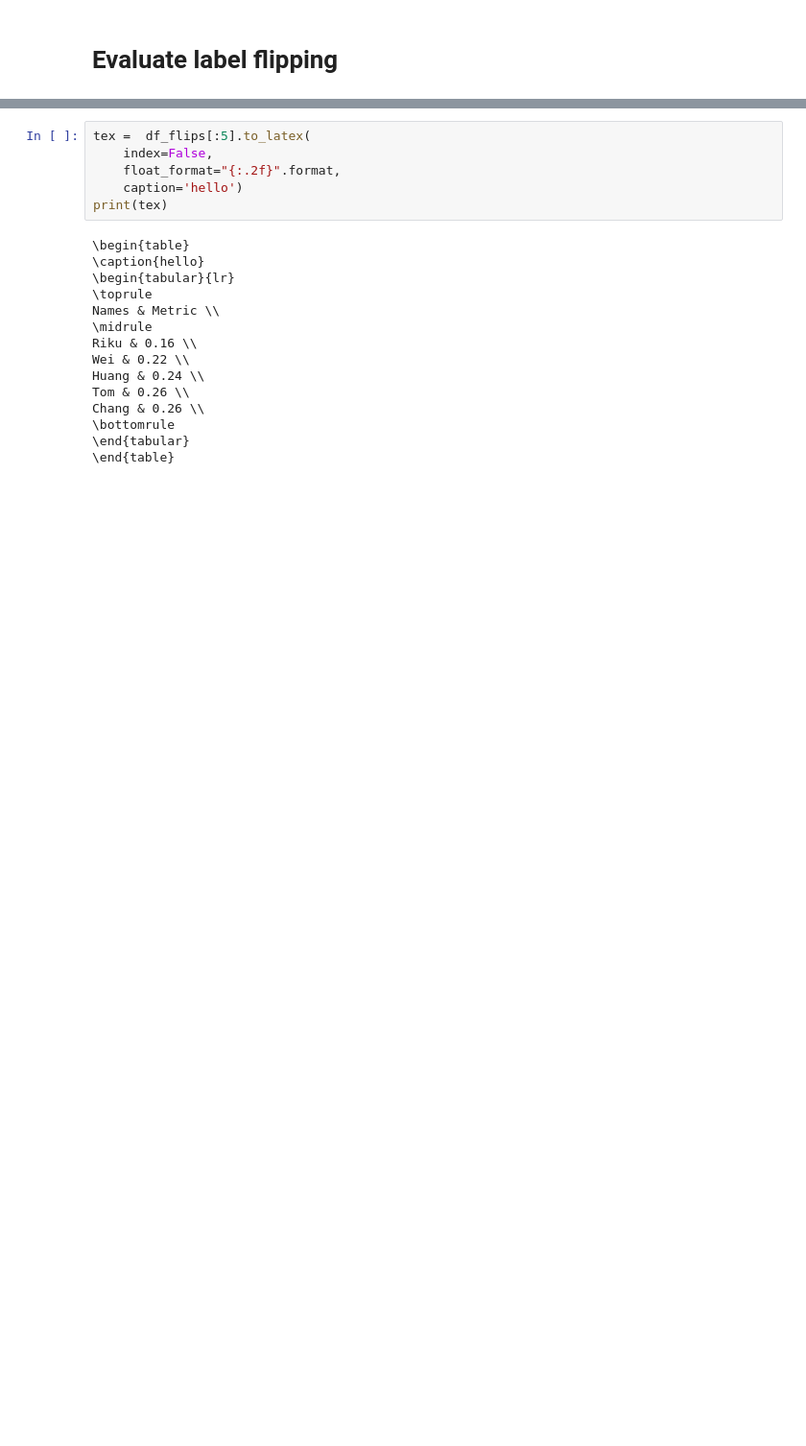
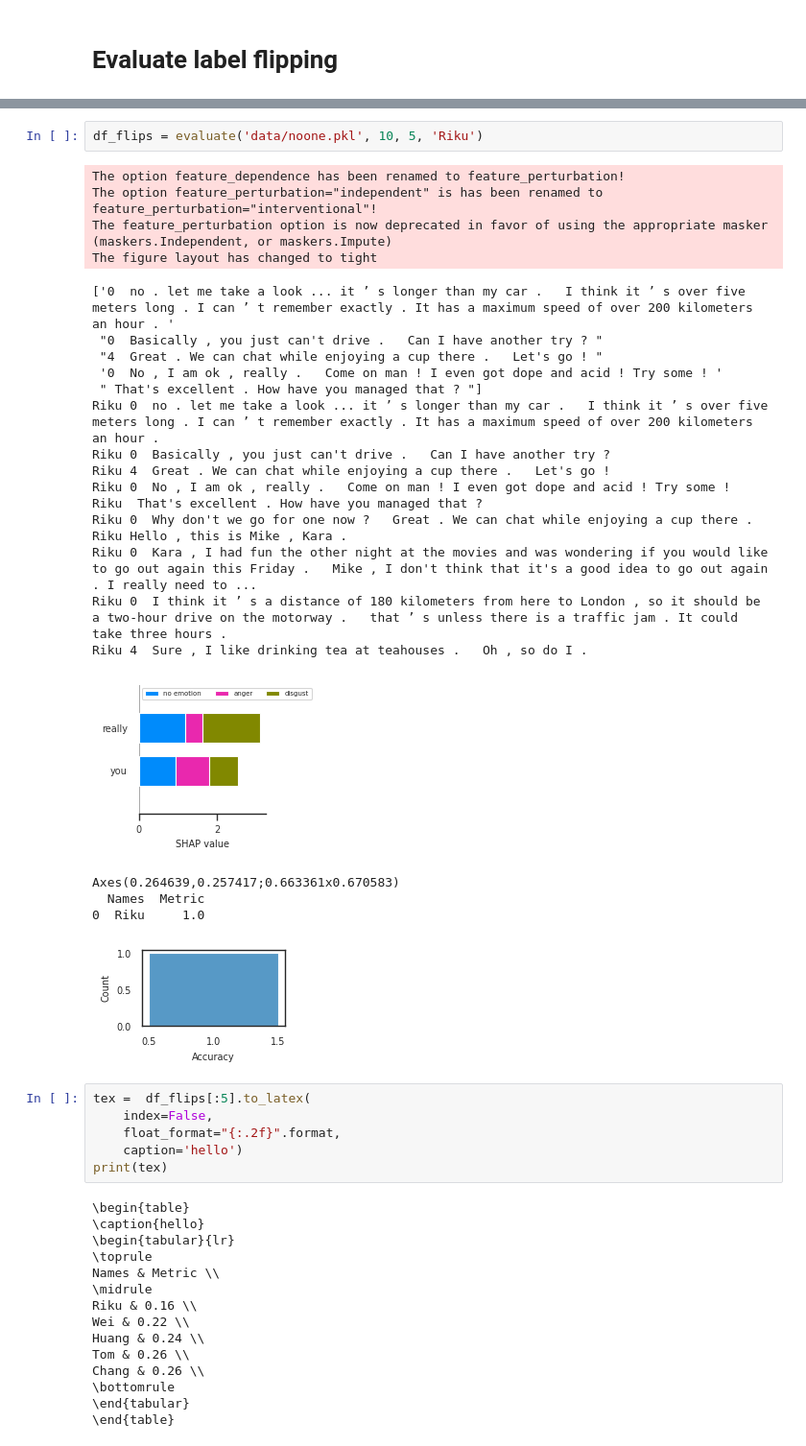
Before and after one commit to jasminium/raiit-2023, a Jupyter notebook: daily_dialog.ipynb, the cells around one changed output, grey strips where cells are left out. Shown: that part at 96% size. Cells and saved outputs as stored; diff of their text form; blank space fills up the shorter version.

```diff
--- a/daily_dialog.ipynb
+++ b/daily_dialog.ipynb
@@ -444,3 +467,30 @@ Axes(0.221514,0.257417;0.706486x0.670583)
+# %%
+df_flips = evaluate('data/noone.pkl', 10, 5, 'Riku')
+# %% [output]
+The option feature_dependence has been renamed to feature_perturbation!
+The option feature_perturbation="independent" is has been renamed to feature_perturbation="interventional"!
+The feature_perturbation option is now deprecated in favor of using the appropriate masker (maskers.Independent, or maskers.Impute)
+The figure layout has changed to tight
+['0  no . let me take a look ... it ’ s longer than my car .   I think it ’ s over five meters long . I can ’ t remember exactly . It has a maximum speed of over 200 kilometers an hour . '
+ "0  Basically , you just can't drive .   Can I have another try ? "
+ "4  Great . We can chat while enjoying a cup there .   Let's go ! "
+ '0  No , I am ok , really .   Come on man ! I even got dope and acid ! Try some ! '
+ " That's excellent . How have you managed that ? "]
+Riku 0  no . let me take a look ... it ’ s longer than my car .   I think it ’ s over five meters long . I can ’ t remember exactly . It has a maximum speed of over 200 kilometers an hour .
+Riku 0  Basically , you just can't drive .   Can I have another try ?
+Riku 4  Great . We can chat while enjoying a cup there .   Let's go !
+Riku 0  No , I am ok , really .   Come on man ! I even got dope and acid ! Try some !
+Riku  That's excellent . How have you managed that ?
+Riku 0  Why don't we go for one now ?   Great . We can chat while enjoying a cup there .
+Riku Hello , this is Mike , Kara .
+Riku 0  Kara , I had fun the other night at the movies and was wondering if you would like to go out again this Friday .   Mike , I don't think that it's a good idea to go out again . I really need to ...
+Riku 0  I think it ’ s a distance of 180 kilometers from here to London , so it should be a two-hour drive on the motorway .   that ’ s unless there is a traffic jam . It could take three hours .
+Riku 4  Sure , I like drinking tea at teahouses .   Oh , so do I .
+[figure, added]
+Axes(0.264639,0.257417;0.663361x0.670583)
+  Names  Metric
+0  Riku     1.0
+[figure, added]
 # %%
 tex =  df_flips[:5].to_latex(
     index=False,
```
Also changed, not shown: parts of 3 cells of this notebook.
